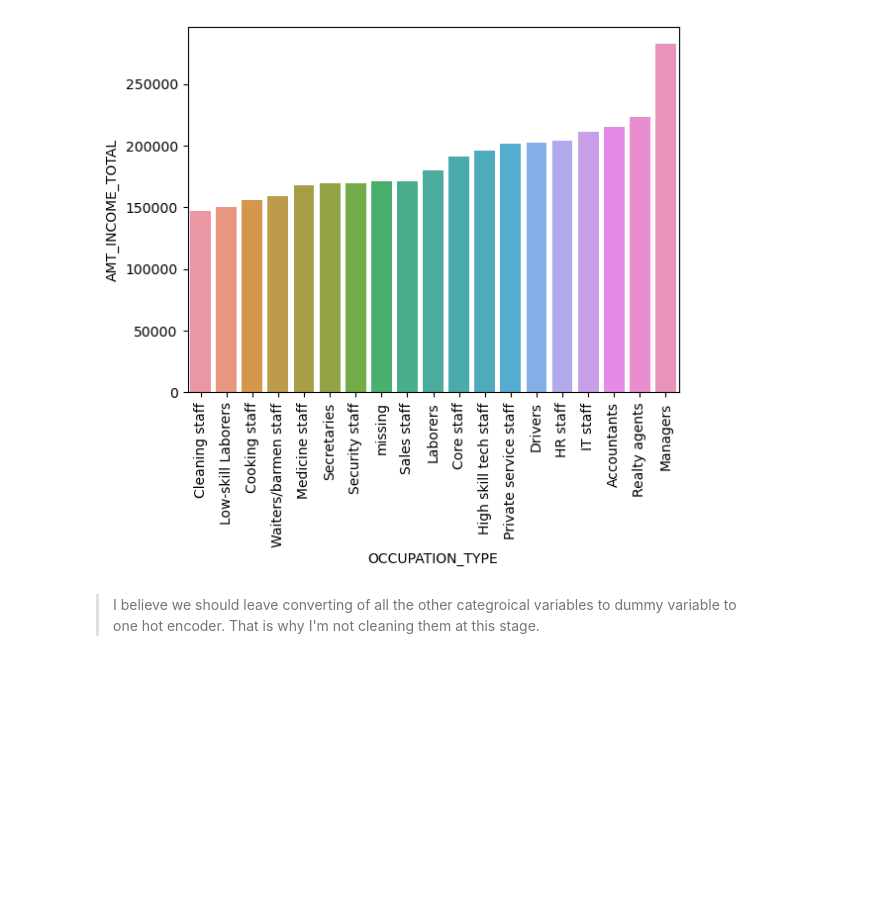
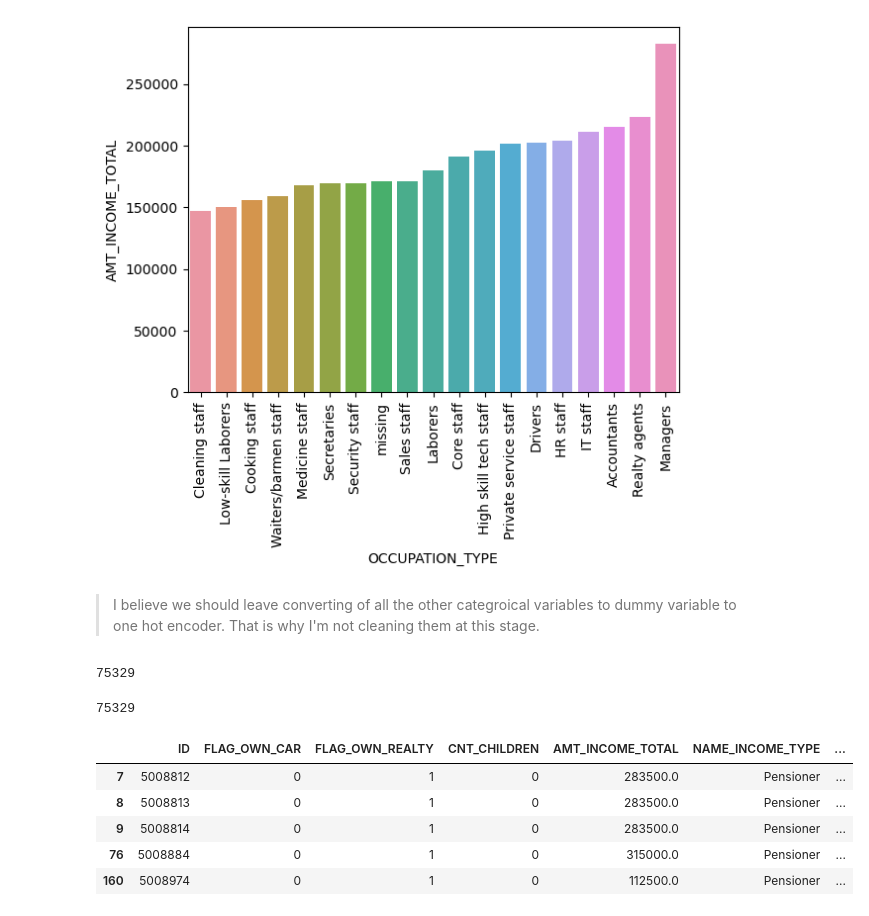
Before and after one commit to gabrielafichtner/credit-card-delinquency, a Jupyter notebook: Notebooks/01 - EDA.ipynb, the cells around one changed output. Cells and saved outputs as stored; diff of their text form; code cells hidden in the pictures; blank space fills up the shorter version.

Commit message:
made retired section with 0 days employed and age column

```diff
--- a/Notebooks/01 - EDA.ipynb
+++ b/Notebooks/01 - EDA.ipynb
@@ -405,3 +405,24 @@ plt.xticks(rotation=90);
 [figure]
 # %% [markdown]
 > I believe we should leave converting of all the other categroical variables to dummy variable to one hot encoder. That is why I'm not cleaning them at this stage.
+# %%
+applications[applications['DAYS_EMPLOYED'] > 0].value_counts().sum()
+# %% [output]
+75329
+# %%
+applications['DAYS_EMPLOYED'] = applications['DAYS_EMPLOYED'].where(applications['DAYS_EMPLOYED'] < 0, 0)
+# %%
+applications[applications['DAYS_EMPLOYED'] == 0].value_counts().sum()
+# %% [output]
+75329
+# %%
+applications['OCCUPATION_TYPE'] = applications['OCCUPATION_TYPE'].where(applications['DAYS_EMPLOYED'] < 0, 'Retired')
+# %%
+applications[applications['DAYS_EMPLOYED'] == 0].head()
+# %% [output]
+|  | ID | FLAG_OWN_CAR | FLAG_OWN_REALTY | CNT_CHILDREN | AMT_INCOME_TOTAL | NAME_INCOME_TYPE | ... |
+| 7 | 5008812 | 0 | 1 | 0 | 283500.0 | Pensioner | ... |
+| 8 | 5008813 | 0 | 1 | 0 | 283500.0 | Pensioner | ... |
+| 9 | 5008814 | 0 | 1 | 0 | 283500.0 | Pensioner | ... |
+| 76 | 5008884 | 0 | 1 | 0 | 315000.0 | Pensioner | ... |
+| 160 | 5008974 | 0 | 1 | 0 | 112500.0 | Pensioner | ... |
```
Also changed, not shown: parts of 3 cells of this notebook, 3 other files.
